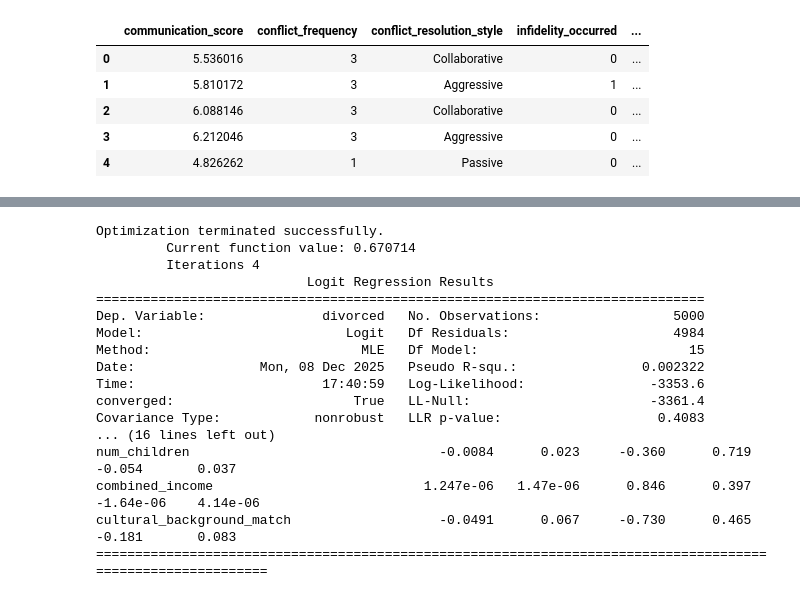
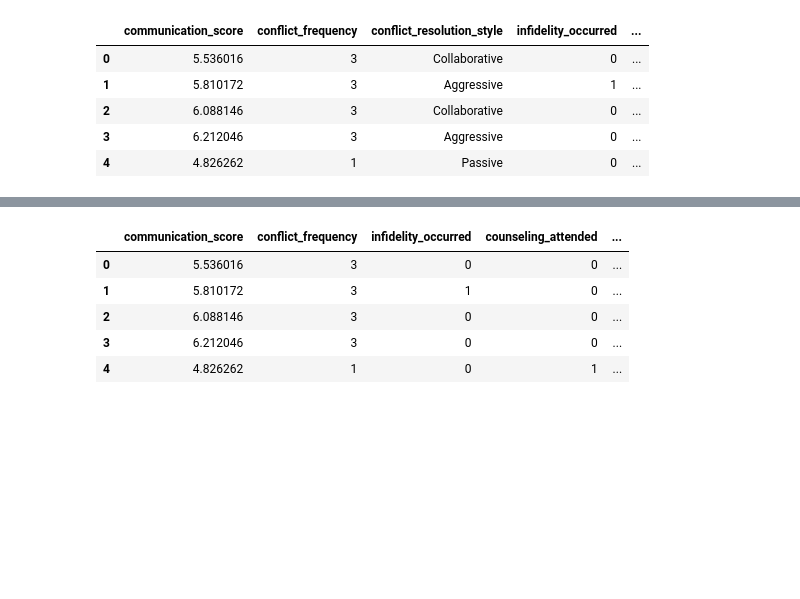
Before and after one commit to rowandama/Divorce-Summative, a Jupyter notebook: evie_test.ipynb, the cells around one changed output, grey strips where cells are left out. Saved outputs shown, nothing was run; the diff lists cells and outputs as text; code cells hidden in the pictures; blank space fills up the shorter version.

```diff
--- a/evie_test.ipynb
+++ b/evie_test.ipynb
@@ -71,6 +73,5 @@ structural_variables.head()
 # %%
-# make new df with internal factors
-internal_factors = divorce[['communication_score', 'conflict_frequency', 'conflict_resolution_style', 'infidelity_occurred', 'counseling_attended', 'social_support',
+internal_factors = divorce[['communication_score', 'conflict_frequency', 'conflict_resolution_style', 'infidelity_occurred', 'counseling_attended',
                     'pre_marital_cohabitation','domestic_violence_history', 'trust_score', 'divorced']].copy()
 internal_factors.head()
 # %% [output]
@@ -80,7 +81,3 @@ internal_factors.head()
 | 2 | 6.088146 | 3 | Collaborative | 0 | ... |
 | 3 | 6.212046 | 3 | Aggressive | 0 | ... |
 | 4 | 4.826262 | 1 | Passive | 0 | ... |
-# %%
-conflict_resolution_mapping = {'Avoidant': 0, 'Aggressive': 1, 'Passive': 2, 'Collaborative': 3}
-internal_factors['conflict_resolution_style'] = internal_factors['conflict_resolution_style'].map(conflict_resolution_mapping)
-internal_factors.head()
@@ -120,23 +84,14 @@ trust_score                  -0.0553      0.015     -3.652      0.000      -0.08
-# %%
-# hypothesis testing
-# logistic regression for structural variables
-structural_model = logit('divorced ~ age_at_marriage + num_children + education_level + employment_status + combined_income + religious_compatibility + cultural_background_match + marriage_type', data=structural_variables).fit()
-print(structural_model.summary())
-# %% [output]
-Optimization terminated successfully.
-         Current function value: 0.670714
-         Iterations 4
-                           Logit Regression Results
-==============================================================================
-Dep. Variable:               divorced   No. Observations:                 5000
-Model:                          Logit   Df Residuals:                     4984
-Method:                           MLE   Df Model:                           15
-Date:                Mon, 08 Dec 2025   Pseudo R-squ.:                0.002322
-Time:                        17:40:59   Log-Likelihood:                -3353.6
-converged:                       True   LL-Null:                       -3361.4
-Covariance Type:            nonrobust   LLR p-value:                    0.4083
-... (16 lines left out)
-num_children                                -0.0084      0.023     -0.360      0.719      -0.054       0.037
-combined_income                           1.247e-06   1.47e-06      0.846      0.397   -1.64e-06    4.14e-06
-cultural_background_match                   -0.0491      0.067     -0.730      0.465      -0.181       0.083
-============================================================================================================
+# %%
+# one-hot encoding conflict_resolution_style
+internal_factors = pd.get_dummies(
+    internal_factors,
+    columns=['conflict_resolution_style'],
+)
+internal_factors.head()
+# %% [output]
+|  | communication_score | conflict_frequency | infidelity_occurred | counseling_attended | ... |
+| 0 | 5.536016 | 3 | 0 | 0 | ... |
+| 1 | 5.810172 | 3 | 1 | 0 | ... |
+| 2 | 6.088146 | 3 | 0 | 0 | ... |
+| 3 | 6.212046 | 3 | 0 | 0 | ... |
+| 4 | 4.826262 | 1 | 0 | 1 | ... |
```
Also changed, not shown: parts of 18 cells of this notebook, 1 other file.
